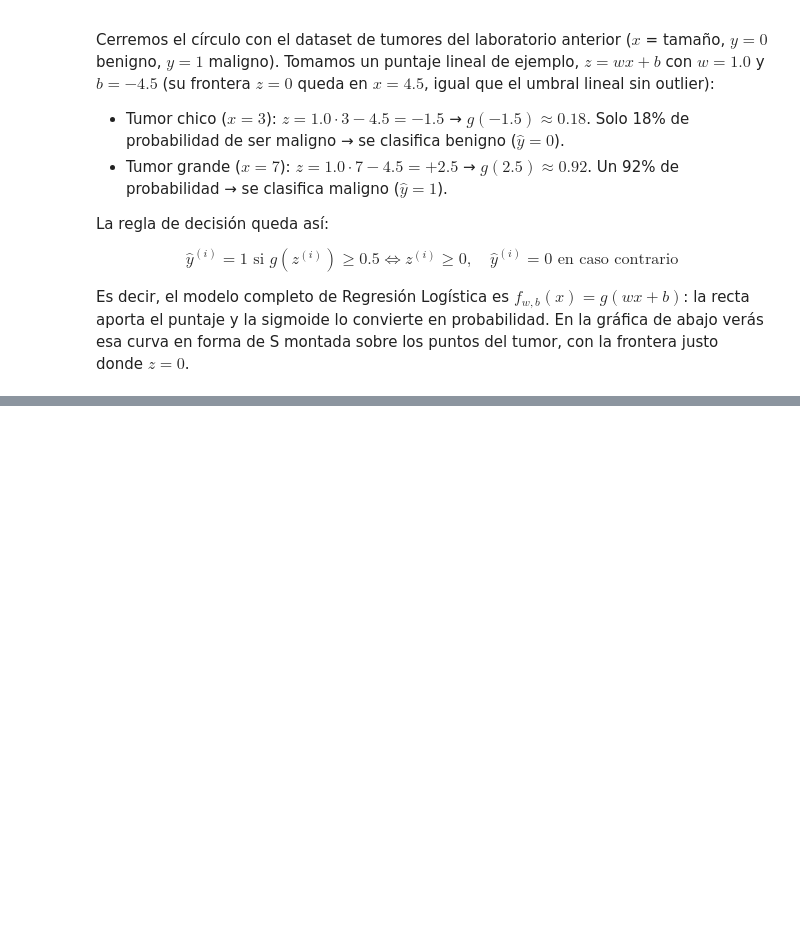
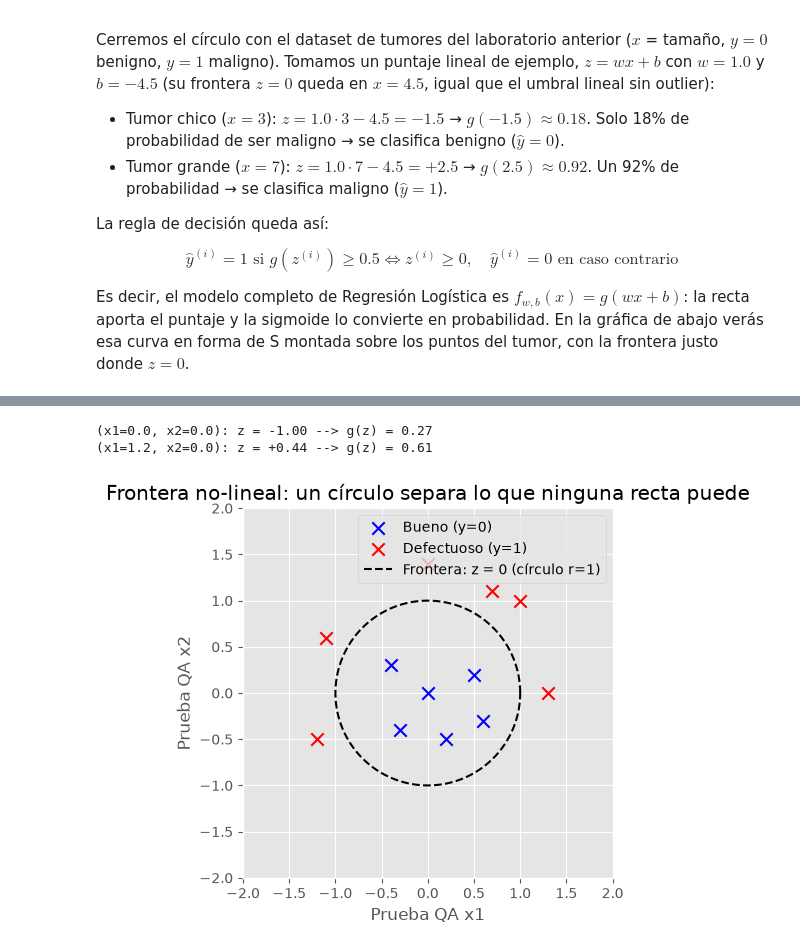
Before and after one commit to IanOlave0/mis_apuntes_isc, a Jupyter notebook: apuntes_ML/06_introduction_Classification.ipynb, the cells around one changed output, grey strips where cells are left out. Saved outputs shown, nothing was run; the diff lists cells and outputs as text; code cells hidden in the pictures; blank space fills up the shorter version.

```diff
--- a/apuntes_ML/06_introduction_Classification.ipynb
+++ b/apuntes_ML/06_introduction_Classification.ipynb
@@ -284,0 +368,42 @@ plt.show()
+# %%
+import numpy as np
+import matplotlib.pyplot as plt
+
+# Estilo para las gráficas
+plt.style.use('ggplot')
+
+def sigmoid(z):
+    """Calcula la función sigmoide g(z) = 1 / (1 + e^(-z))."""
+    return 1 / (1 + np.exp(-z))
+
+# Microchips: buenos al centro, defectuosos en anillo alrededor
+good = np.array([[0.0, 0.0], [0.5, 0.2], [-0.4, 0.3], [0.2, -0.5], [-0.3, -0.4], [0.6, -0.3]])
+bad = np.array([[1.3, 0.0], [0.0, 1.4], [-1.2, -0.5], [1.0, 1.0], [-1.1, 0.6], [0.7, 1.1]])
+
+def z_circle(x1, x2):
+    """Puntaje con potencias: z = x1^2 + x2^2 - 1 (frontera circular)."""
+    return x1 ** 2 + x2 ** 2 - 1
+
+# Paso 6: Del puntaje a la clase en dos casos (centro vs. afuera)
+for xa, xb in [(0.0, 0.0), (1.2, 0.0)]:
+    z_ej = z_circle(xa, xb)
+    print(f"(x1={xa}, x2={xb}): z = {z_ej:+.2f} --> g(z) = {sigmoid(z_ej):.2f}")
+
+# Frontera: círculo de radio 1 dibujado paramétricamente
+theta = np.linspace(0, 2 * np.pi, 400)
+
+plt.scatter(good[:, 0], good[:, 1], marker='x', c='b', s=80, label='Bueno (y=0)')
+plt.scatter(bad[:, 0], bad[:, 1], marker='x', c='r', s=80, label='Defectuoso (y=1)')
+plt.plot(np.cos(theta), np.sin(theta), c='k', linestyle='--', label='Frontera: z = 0 (círculo r=1)')
+plt.title("Frontera no-lineal: un círculo separa lo que ninguna recta puede")
+plt.xlabel("Prueba QA x1")
+plt.ylabel("Prueba QA x2")
+plt.xlim(-2, 2)
+plt.ylim(-2, 2)
+plt.gca().set_aspect('equal')
+plt.legend(loc='upper right')
+plt.show()
+# %% [output]
+(x1=0.0, x2=0.0): z = -1.00 --> g(z) = 0.27
+(x1=1.2, x2=0.0): z = +0.44 --> g(z) = 0.61
+[figure, added]
```
Also changed, not shown: parts of 8 cells of this notebook.
